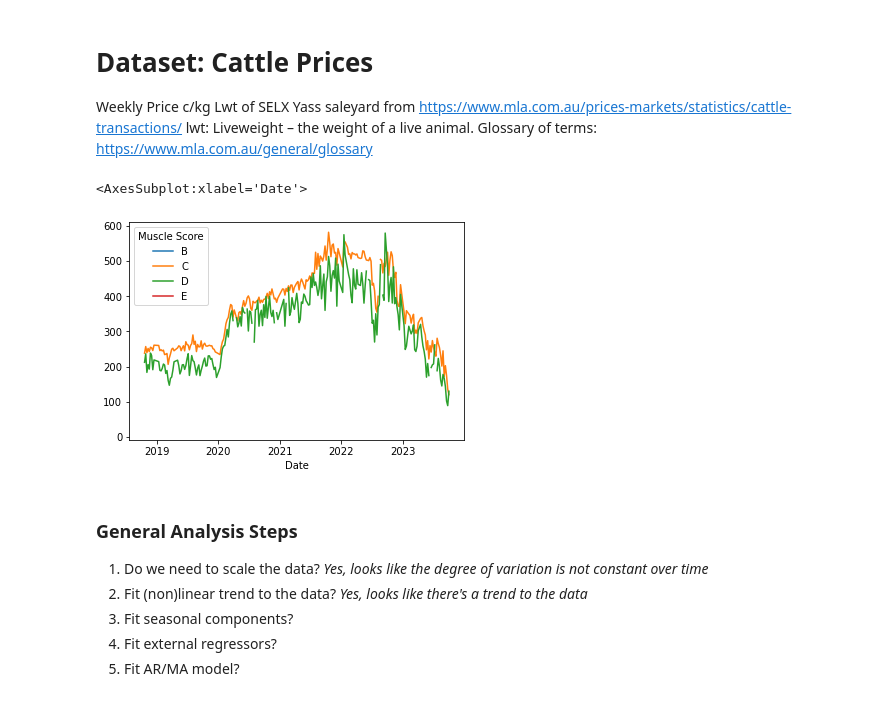
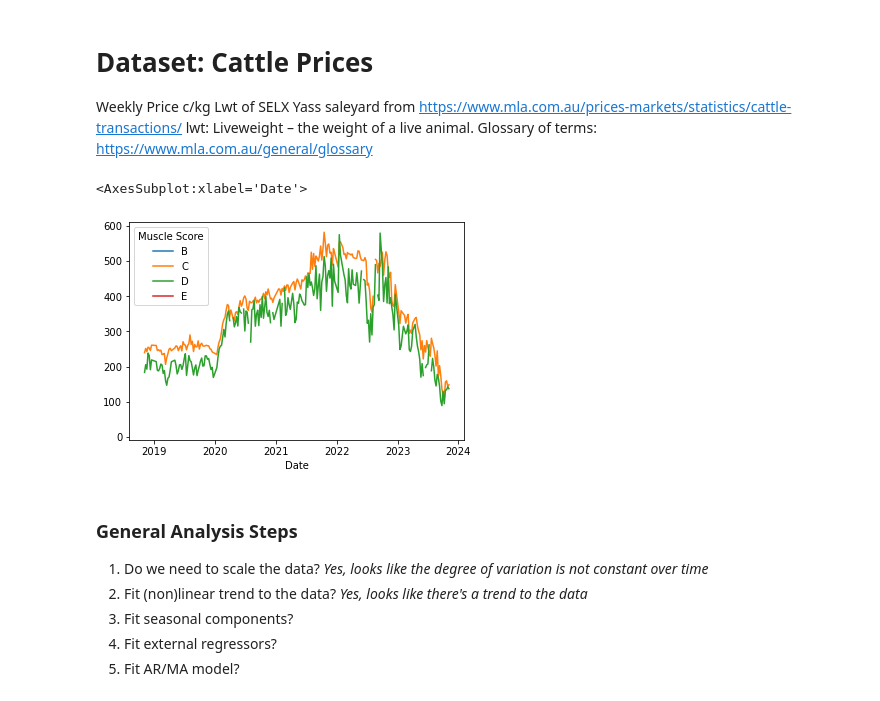
Before and after one commit to llamasrock/cattle-price-forecasting, a Jupyter notebook: cattle_price_timeseries_prediction.ipynb, the cells around one changed output. Cells and saved outputs as stored; diff of their text form; code cells hidden in the pictures.

```diff
--- a/cattle_price_timeseries_prediction.ipynb
+++ b/cattle_price_timeseries_prediction.ipynb
@@ -6,26 +6,26 @@ Glossary of terms: https://www.mla.com.au/general/glossary
 # %%
 import pandas as pd
 import matplotlib.pyplot as plt
 import numpy as np
 import datetime as dt
 
-data = pd.read_csv(r"C:\Users\secil\OneDrive - Australian National University\MACYB\Build\CPS Project\MLA_nlrs_cattle_transactions_report_per_kg.csv", skiprows=5)
+data = pd.read_csv(r"MLA_nlrs_cattle_transactions_report_20231103.csv", skiprows=5)
 # data.head(5)
 # data.dtypes
 data['Weekly'] = pd.to_datetime(data['Weekly'])
 data['Date'] = data['Weekly'].dt.date
 data.head(5)
 # I'm keeping only 'Yearling Heifer' to simplify the model for now
 data = data.loc[data['Category'] == 'Yearling Heifer']
 data.head(5)
 # Muscle score is an inditication of build/weight of the cattle
 df = data.groupby(['Date', 'Muscle Score'])['Price c/kg Lwt'].mean()
 df = df.unstack(level='Muscle Score')
 # df.head(10)
 df.plot()
 # %% [output]
 <AxesSubplot:xlabel='Date'>
-[figure, old version]
+[figure, new version]
 # %% [markdown]
 ### General Analysis Steps
 
```
Also changed, not shown: parts of 16 cells of this notebook, 2 other files.
